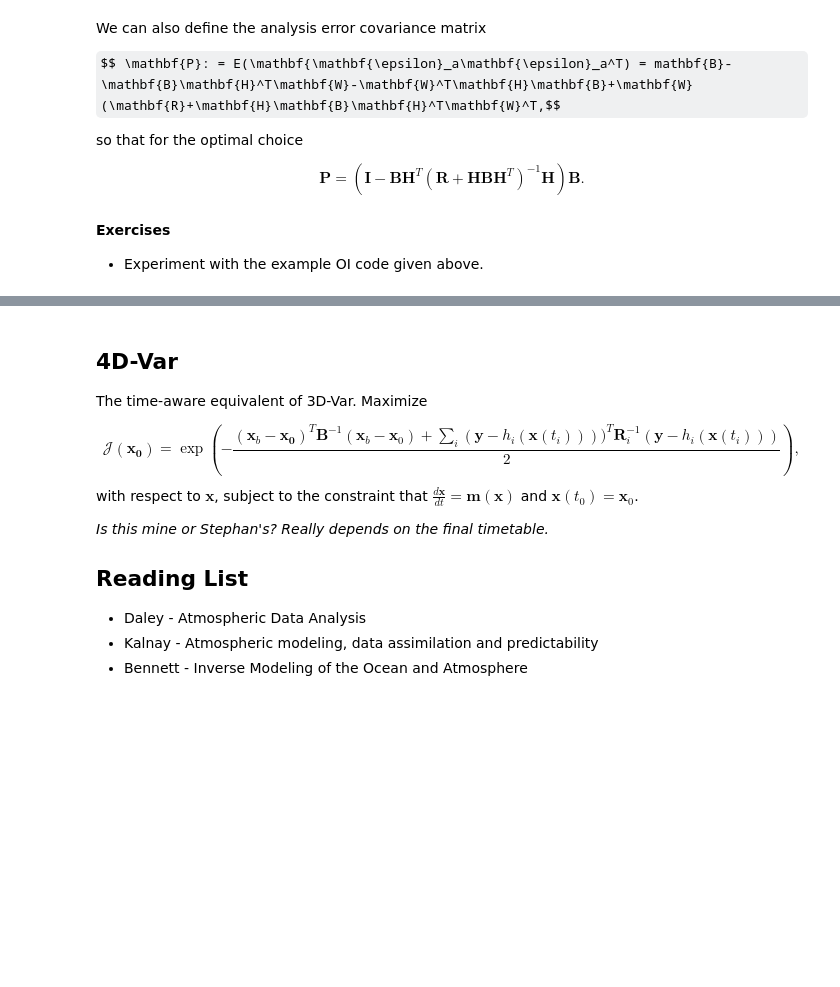
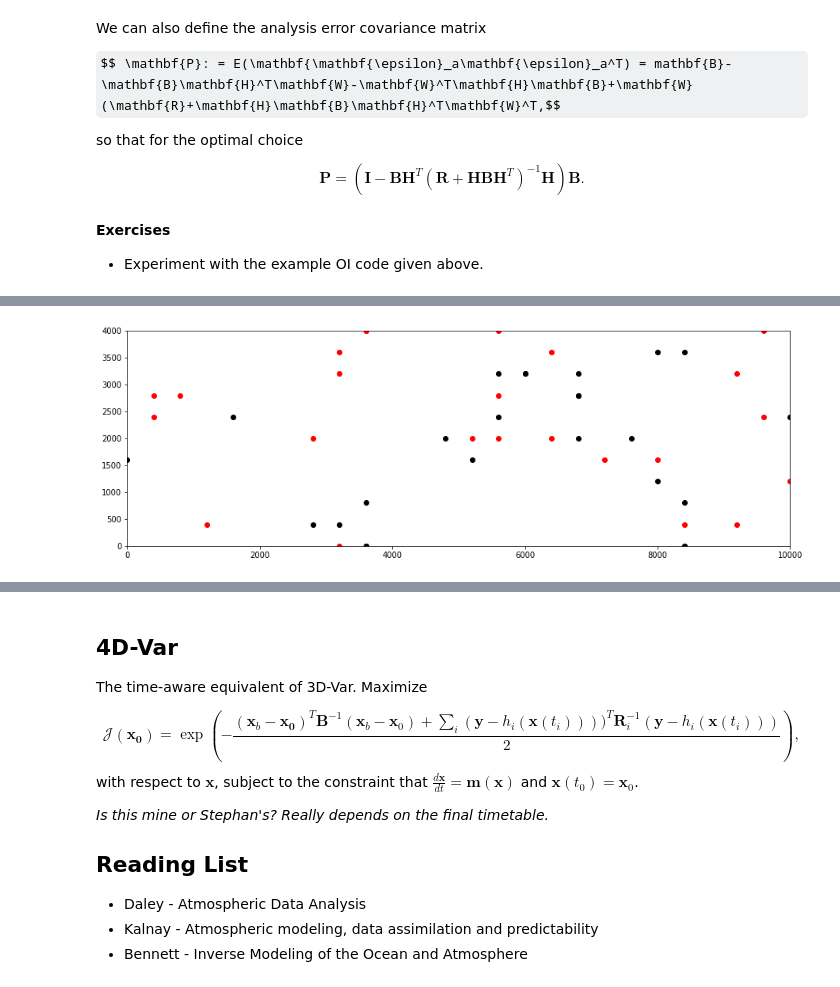
Before and after one commit to jrper/da_lecture, a Jupyter notebook: DataAssimilation.ipynb, the cells around one changed output, grey strips where cells are left out. Drawn from its saved outputs; the diff is of its cells as text; code cells hidden in the pictures; some formulas as TeX source; blank space fills up the shorter version.

```diff
--- a/DataAssimilation.ipynb
+++ b/DataAssimilation.ipynb
@@ -476,0 +530,31 @@ as a function of $\mathbf{x}$.
+# %%
+# observation locations
+n_full = 25
+n_speed = 25
+y_loc = np.random.randint(0, nx*ny, n_full+n_speed)
+# observation values
+y = np.empty(2*n_full+n_speed)
+y[:n_full] = U_t.ravel()[y_loc[:n_full]] + np.random.normal(0, 1.0, n_full)
+y[n_full:2*n_full] = V_t.ravel()[y_loc[:n_full]] + np.random.normal(0, 1.0, n_full)
+y[2*n_full:] = (np.sqrt(U_t.ravel()[y_loc[n_full:]]**2
+                      + V_t.ravel()[y_loc[n_full:]]**2)
+                      + np.random.normal(0, 1, n_speed))
+
+def h(x):
+    hx = np.empty(2*n_full+n_speed)
+    u = x[y_loc]
+    v = x[ny*nx+y_loc]
+    hx[:n_full] = u[:n_full] = u[:n_full]
+    hx[n_full:2*n_full] = v[:n_full]
+    hx[2*n_full:] = np.sqrt(u[n_full:]**2+v[n_full:]**2)
+
+    return hx
+
+R = 1.0**2*np.eye(2*n_full+n_speed)
+
+p.figure(figsize=(15,5))
+p.scatter(X.ravel()[y_loc[:n_full]], Y.ravel()[y_loc[:n_full]], c='r')
+p.scatter(X.ravel()[y_loc[n_full:]], Y.ravel()[y_loc[n_full:]], c='k')
+p.axis([0, Lx, 0, Ly]);
+# %% [output]
+[figure, added]
```
Also changed, not shown: parts of 14 cells of this notebook.
